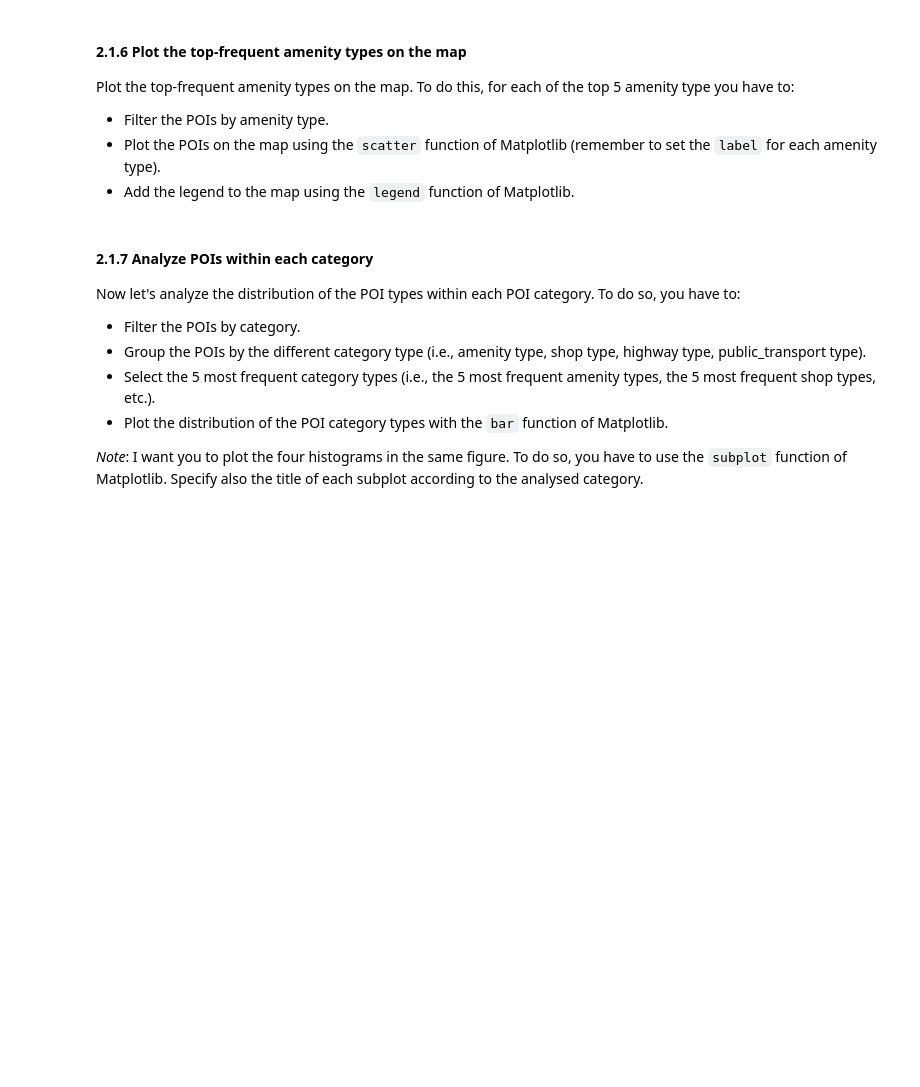
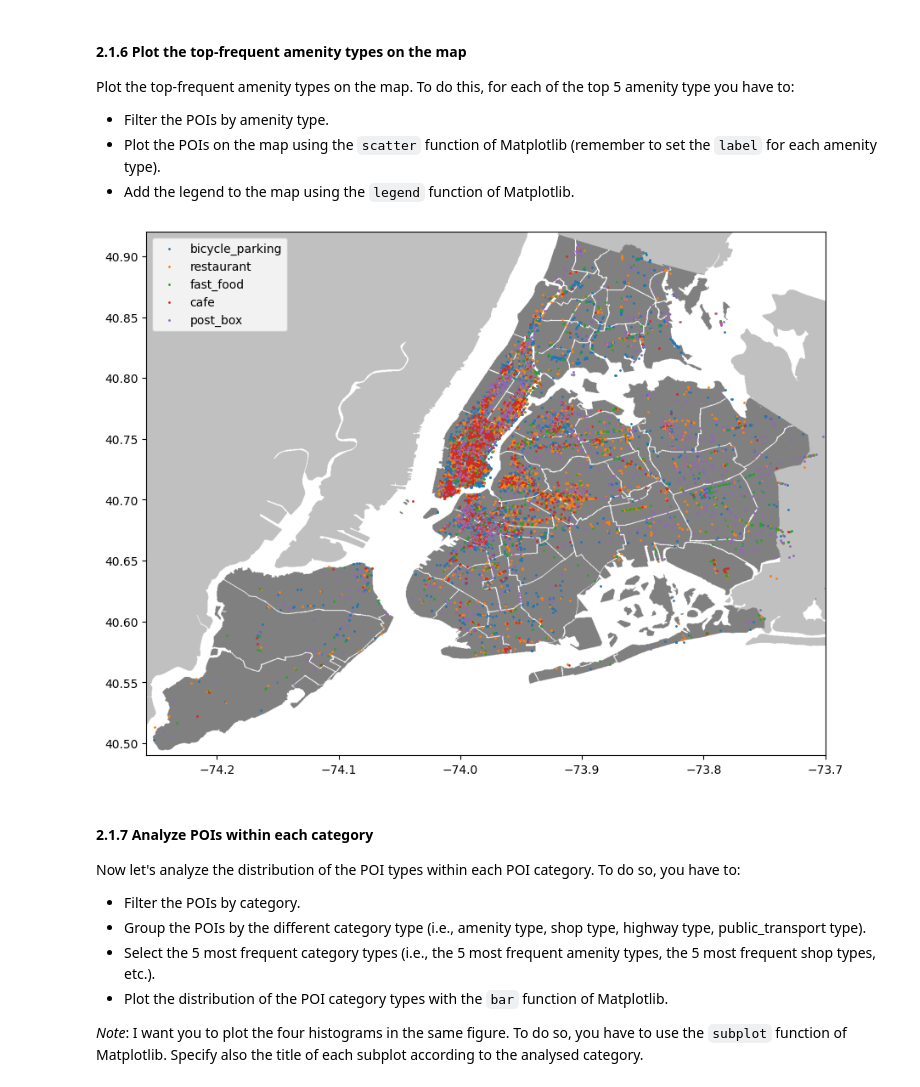
Before and after one commit to eferollo/ML4N, a Jupyter notebook: Labs/Lab3 - Pandas and Numpy.ipynb, the cells around one changed output. Saved outputs shown, nothing was run; the diff lists cells and outputs as text; code cells hidden in the pictures; blank space fills up the shorter version.

```diff
--- a/Labs/Lab3 - Pandas and Numpy.ipynb
+++ b/Labs/Lab3 - Pandas and Numpy.ipynb
@@ -226,7 +240,7 @@ Count the top-frequent amenity types. To do this, you have to:
 - Sort the amenity types by frequency in descending order (use the `sort_values` function of Pandas).
 # %%
 occ = ny_df.groupby('amenity')['amenity'].count()
-occ = occ.sort_values()
-print(occ)
+top_amenity = occ.sort_values(ascending=False)[:5]
+print(top_amenity)
 # %% [output]
 amenity
@@ -258,6 +257,21 @@ Plot the top-frequent amenity types on the map. To do this, for each of the top
 - Filter the POIs by amenity type.
 - Plot the POIs on the map using the `scatter` function of Matplotlib (remember to set the `label` for each amenity type).
 - Add the legend to the map using the `legend` function of Matplotlib.
+# %%
+fig, ax = plt.subplots(figsize=(12,8))
+nyc_img = plt.imread('NYC_POIs/New_York_City_Map.PNG')
+ax.imshow(nyc_img, extent=[-74.258, -73.7, 40.49,40.92])
+
+def scatter_poi(pois_df,label):
+    ax.scatter(pois_df.loc[:,'@lon'], pois_df.loc[:,'@lat'], s=1,label=label)
+
+for amenity in top_amenity.index:
+    df_filtered=ny_df[ny_df['amenity']==amenity]
+    scatter_poi(df_filtered,amenity)
+ax.legend()
+plt.show()
+# %% [output]
+[figure, added]
 # %% [markdown]
 #### 2.1.7 Analyze POIs within each category
 Now let's analyze the distribution of the POI types within each POI category.
```
Also changed, not shown: parts of 10 cells of this notebook, 1 other file.
